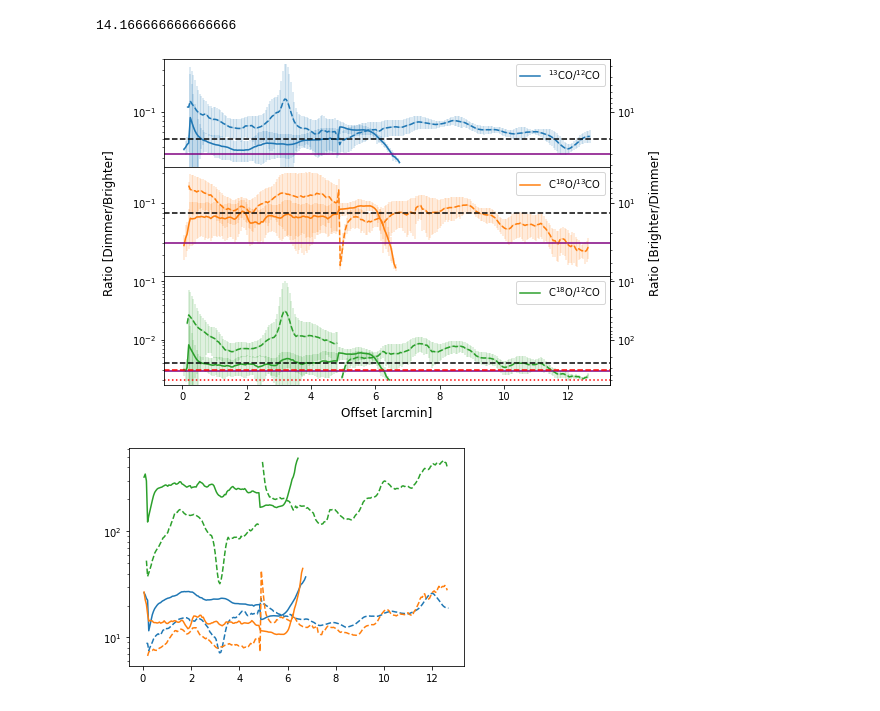
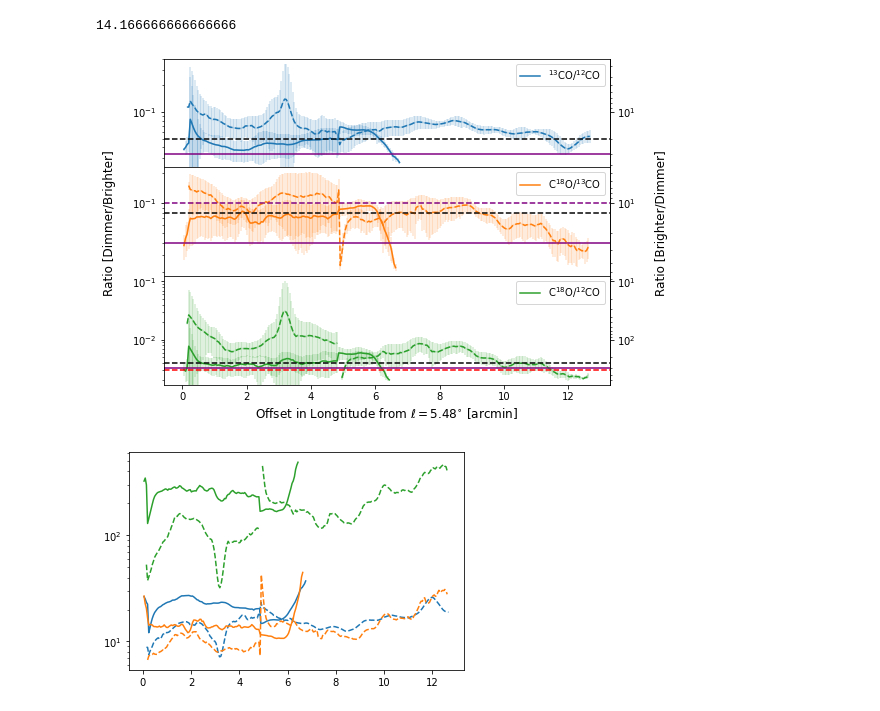
Before and after one commit to SpacialTree/clouds-g5-b1, a Jupyter notebook: isotopRatio.ipynb, the cells around one changed output. Drawn from its saved outputs; the diff is of its cells as text; code cells hidden in the pictures.

```diff
--- a/isotopRatio.ipynb
+++ b/isotopRatio.ipynb
@@ -99,7 +99,7 @@ spatialmask31 = cube_31.with_mask(cube_31>0.05*u.K)#noise_mask(cube_31.with_mask
 ## 12CO
 # %%
 # A is the high velocity cloud from 75 to 200 km/s
-cube17a = cube_17.with_mask(cube_17>0.05*u.K).spectral_slab(75*u.km/u.s, 200*u.km/u.s)
+cube17a = cube_17.with_mask(cube_17>0.05*u.K).spectral_slab(75*u.km/u.s, 225*u.km/u.s)
 # B is the low velocity cloud from 15 to 75 km/s
 cube17b = cube_17.with_mask(cube_17>0.05*u.K).spectral_slab(15*u.km/u.s, 75*u.km/u.s)
 # %%
@@ -647,41 +647,41 @@ def inverse(x):
     near_zero = np.isclose(x, 0)
     x[near_zero] = np.inf
     x[~near_zero] = 1 / x[~near_zero]
     return x
 
 axs[0].axhline(1/20, color='black', linestyle='dashed') # 12/13
 axs[0].axhline(1/30, color='purple')
 #axs[0].axhline(1/90, color='red', linestyle='dotted')
 
-axs[1].axhline(20/250, color='black', linestyle='dashed') # 12/13
-#axs[1].axhline(30/425, color='purple')
+axs[1].axhline(20/250, color='black', linestyle='dashed') # 18/13
+axs[1].axhline(30/300, color='purple', linestyle='dashed')
 axs[1].axhline(1/25, color='purple')
 #axs[1].axhline(500/90, color='red', linestyle='dotted')
 
 axs[2].axhline(1/250, color='black', linestyle='dashed') # 12/18
-axs[2].axhline(1/350, color='purple')
-axs[2].axhline(1/490, color='red', linestyle='dotted')
+axs[2].axhline(1/300, color='purple')
+#axs[2].axhline(1/490, color='red', linestyle='dotted')
 axs[2].axhline(1/327, color='red', linestyle='dashed')
 #axs[2].axhline(1/(327+32), color='red', linestyle='dashed')
 #axs[2].axhline(1/(327-32), color='red', linestyle='dashed')
 
 secax0 = axs[0].secondary_yaxis('right',functions=(inverse, inverse))
 secax1 = axs[1].secondary_yaxis('right',functions=(inverse, inverse))
 secax2 = axs[2].secondary_yaxis('right',functions=(inverse, inverse))
 
-plt.xlabel('Offset [arcmin]', fontsize=12)
+plt.xlabel("Offset in Longtitude from $\ell=5.48^{\circ}$ [arcmin]", fontsize=12)
 fig.supylabel('Ratio [Dimmer/Brighter]', horizontalalignment='left')#, fontsize=16)
 #plt.ylabel('Ratio [Brighter/Dimmer]')
-plt.text(x=0.99, y=0.5, s='Ratio [Brighter/Dimmer]', rotation='vertical', transform=fig.transFigure, ha='right',va='center', fontsize=12)
+plt.text(x=1, y=0.5, s='Ratio [Brighter/Dimmer]', rotation='vertical', transform=fig.transFigure, ha='right',va='center', fontsize=12)
 #fig.supylabel('Ratio [Brighter/Dimmer]', x=1.01)#, horizontalalignment='center')
 
 fig.set_figheight(6)
 fig.set_figwidth(8)
 
 
-#plt.savefig('plots/isotopologue.pdf', bbox_inches='tight')
+#plt.savefig('/orange/adamginsburg/cmz/g5/code/plots/isotopologue.pdf', bbox_inches='tight')
 # %% [output]
-[figure, old version]
+[figure, new version]
 # %%
 plt.plot(x2, np.power(ratio_29_17_A_mean, -1.), color = 'tab:blue')
 plt.plot(x2, np.power(ratio_29_17_B_mean, -1.), color = 'tab:blue', linestyle='dashed')
```
Also changed, not shown: parts of 64 cells of this notebook, 3 other files.
